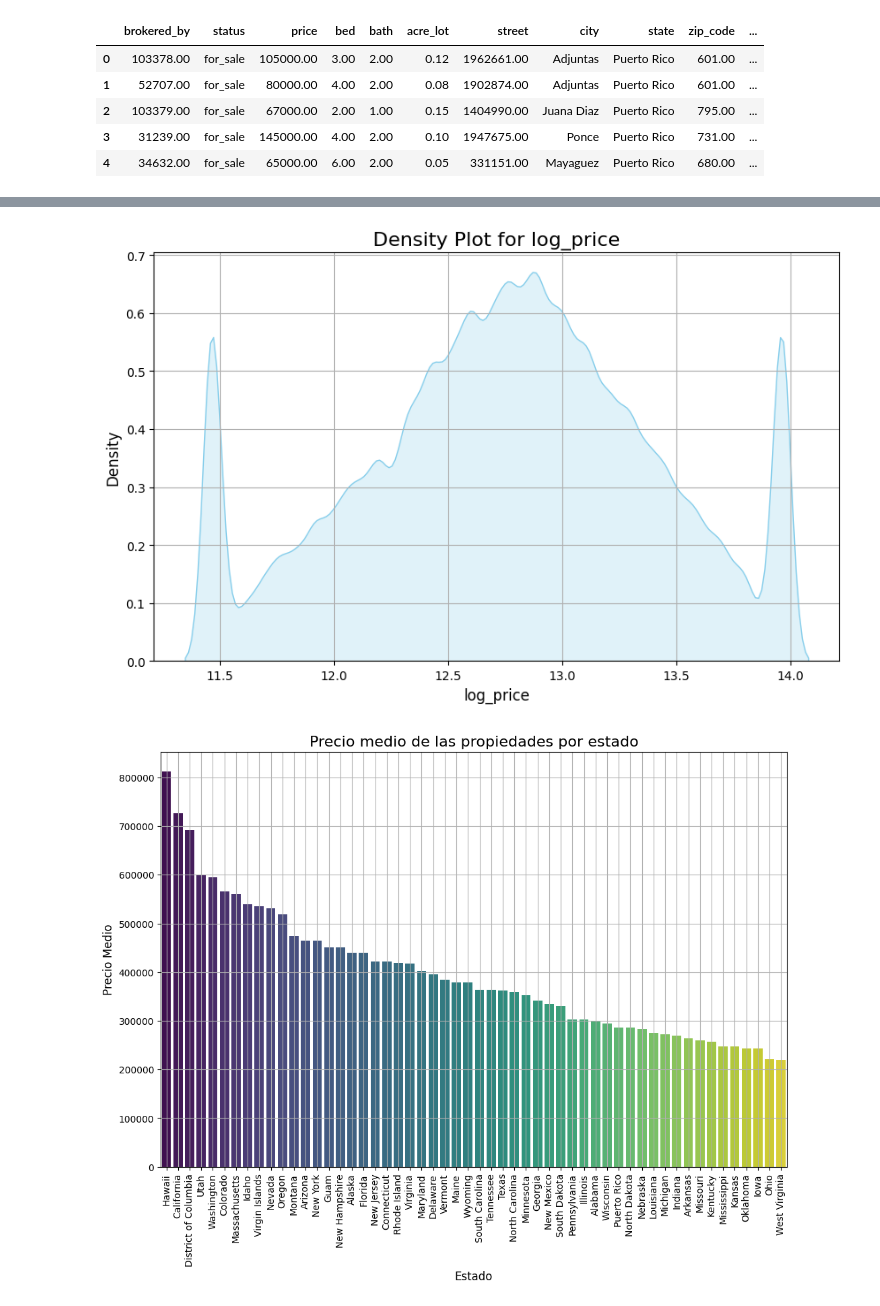
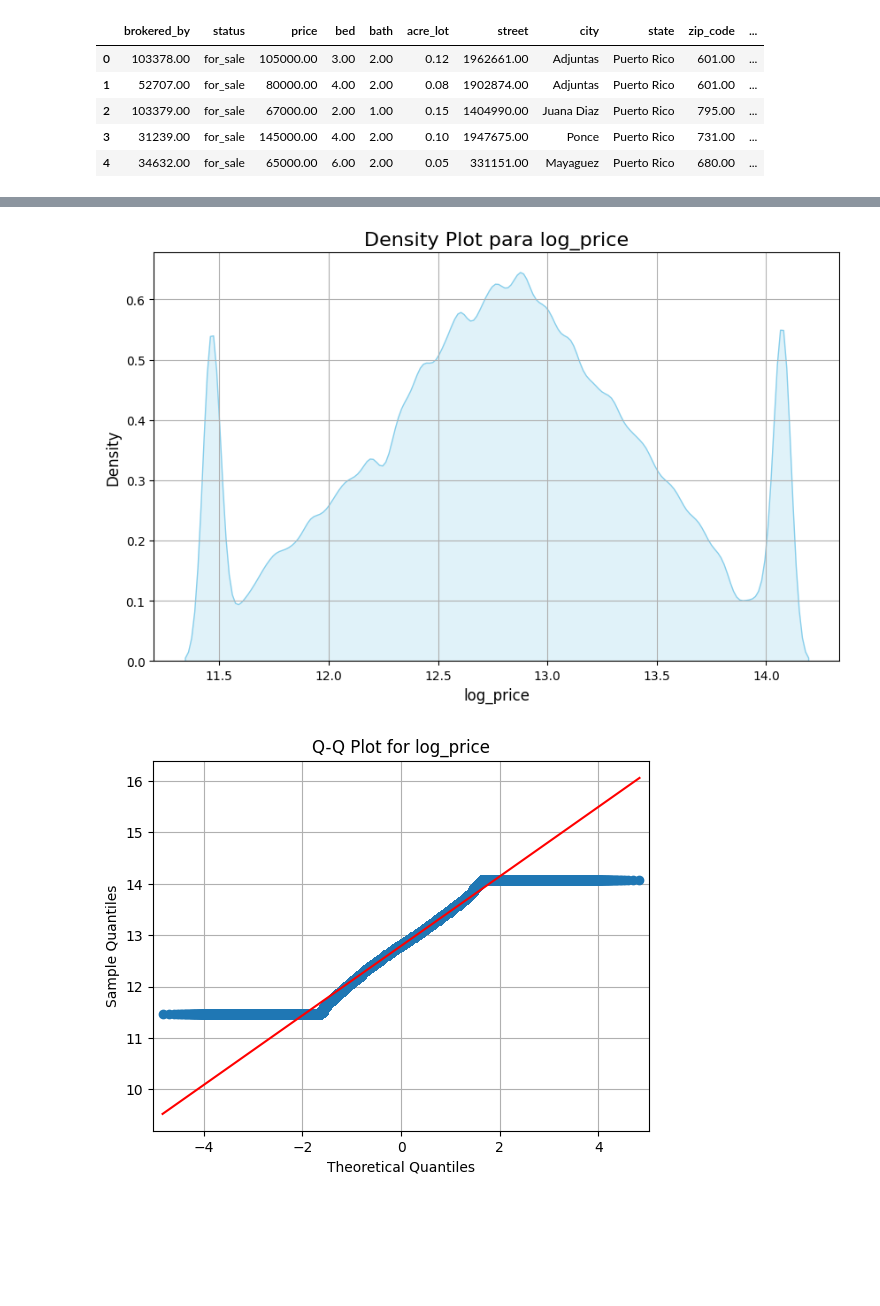
Before and after one commit to spamella04/InteligenciadeNegocios2024, a Jupyter notebook: Tarea2 - Corte II/t3_bienes_raices.ipynb, the cells around one changed output, grey strips where cells are left out. Cells and saved outputs as stored; diff of their text form; code cells hidden in the pictures; blank space fills up the shorter version.

```diff
--- a/Tarea2 - Corte II/t3_bienes_raices.ipynb
+++ b/Tarea2 - Corte II/t3_bienes_raices.ipynb
@@ -212,7 +249,7 @@ box_plot_vars(df_cleaned)
 # %%
 # Eliminar valores que claramente son absurdos
 # Segun san google, la casa mas pequeña del mundo es de 325 pies cuadrados, no puede ser que haya casas con 3 pies cuadrados
-df_cleaned = df_cleaned[(df_cleaned['bed'] != 0) & (df_cleaned['bath'] != 0) & (df_cleaned['price'] > 0) & (df_cleaned['house_size'] > 500)]
+df_cleaned = df_cleaned[(df_cleaned['bed'] != 0) & (df_cleaned['bath'] != 0) & (df_cleaned['price'] > 0) & (df_cleaned['house_size'] > 300)]
 # Eliminamos datos en los que el tamaño del lote es menor que el tamaño de la casa
 df_cleaned = df_cleaned[df_cleaned['acre_lot'] * 43560 >= df_cleaned['house_size']]
 
@@ -222,13 +259,13 @@ df_cleaned['state'] = df_cleaned['state'].astype(str)
 
 df_cleaned['log_house_size'] = np.log(df_cleaned['house_size'])
 
-df_cleaned = remove_outliers_iqr(df_cleaned, 'house_size')
-df_cleaned = remove_outliers_iqr(df_cleaned, 'bath')
-df_cleaned = remove_outliers_iqr(df_cleaned, 'bed')
+df_cleaned = remove_outliers_iqr(df_cleaned, 'log_house_size')
+df_cleaned = remove_outliers_zscore(df_cleaned, 'bath', 3)
+df_cleaned = remove_outliers_zscore(df_cleaned, 'bed', 3)
 df_cleaned = remove_outliers_iqr(df_cleaned, 'acre_lot')
 # %%
-df_cleaned['price'] = mstats.winsorize(df_cleaned['price'], limits=[0.05, 0.05])
 df_cleaned['log_price'] = np.log(df_cleaned['price'])
+df_cleaned['log_price'] = mstats.winsorize(df_cleaned['log_price'], limits=[0.05, 0.05])
 #df_cleaned = df_cleaned.drop(columns=['price', 'house_size', 'acre_lot'])
 box_plot_vars(df_cleaned)
 # %% [output]
@@ -242,5 +272,0 @@ box_plot_vars(df_cleaned)
-# %%
-print(df.shape)
-print(df_cleaned.shape)
-set_overview(df_cleaned)
-df_cleaned = df_cleaned.drop(columns=['city'])
@@ -276,16 +273,21 @@ dtype: float64
 # %%
 plot_correlation_matrix(df_cleaned)
-col = ['log_house_size', 'price']
+col = ['log_house_size', 'log_price']
 
 plot_histograms(df_cleaned, col)
 
 plt.figure(figsize=(10, 6))
 sns.kdeplot(df_cleaned['log_price'], fill=True, color='skyblue')
-plt.title('Density Plot for log_price', fontsize=16)
+plt.title('Density Plot para log_price', fontsize=16)
 plt.xlabel('log_price', fontsize=12)
 plt.ylabel('Density', fontsize=12)
 plt.grid(True)
 plt.show()
 
+sm.qqplot(df_cleaned['log_price'], line='s')
+plt.title('Q-Q Plot for log_price')
+plt.grid(True)
+plt.show()
+
 plot_average_price_per_state(df_cleaned)
 # %% [output]
@@ -295,2 +297,2 @@ plot_average_price_per_state(df_cleaned)
-[figure, old version]
+[figure, new version]
-[figure, old version]
+[figure, new version]
```
Also changed, not shown: parts of 15 cells of this notebook, 1 other file.
